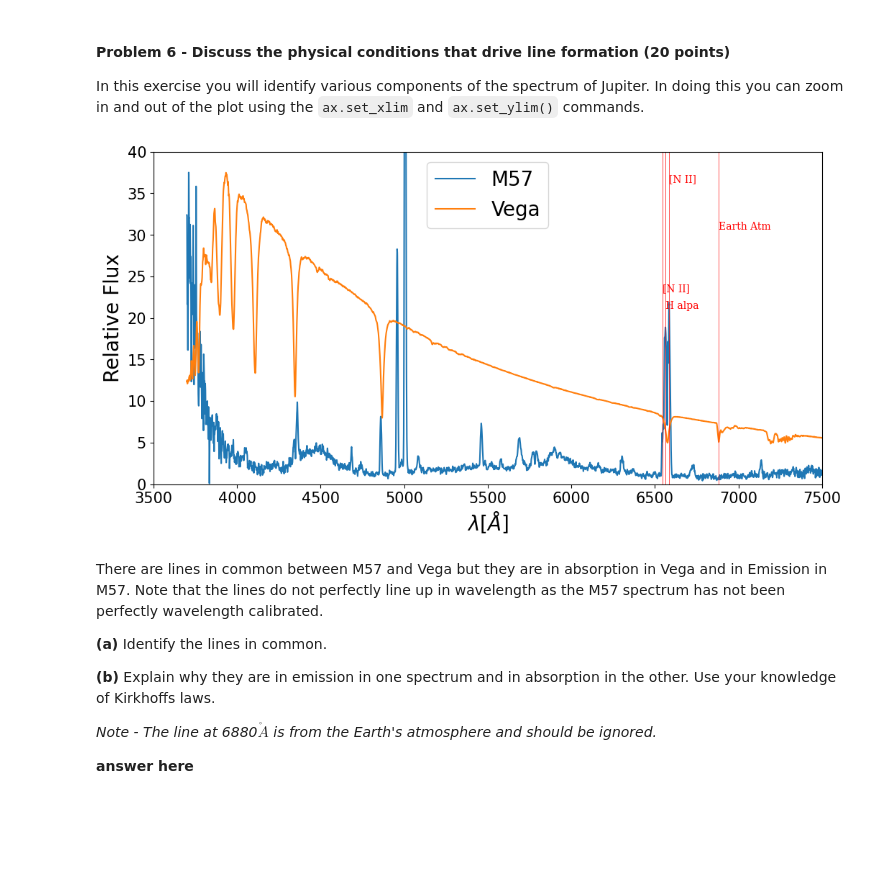
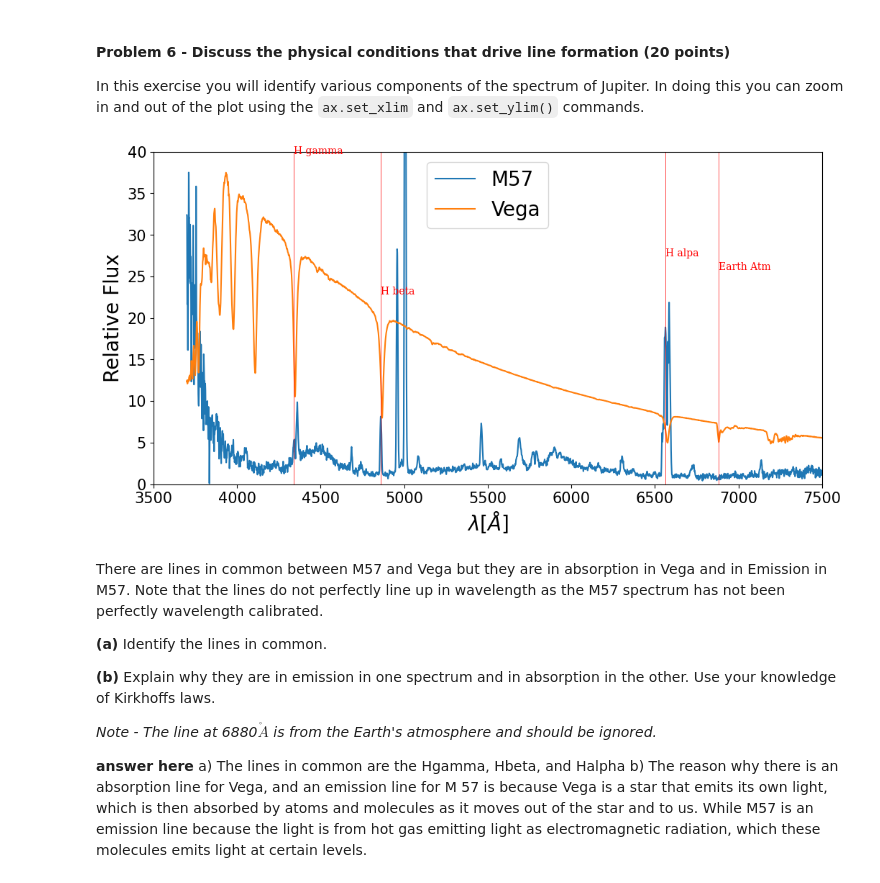
Before and after one commit to Colouss/Analysis_real_spectra_student, a Jupyter notebook: analysis_real_spectra.student.ipynb, the cells around one changed output. Drawn from its saved outputs; the diff is of its cells as text; code cells hidden in the pictures; blank space fills up the shorter version.

```diff
--- a/analysis_real_spectra.student.ipynb
+++ b/analysis_real_spectra.student.ipynb
@@ -574,40 +574,40 @@ linelist = [
 #     ('[AR IV]',4740),
 #     ('[OII]',3727),
 #     ('[O III]',4363),
 #     ('[O III]',4959),
 #     ('[O III]',5007),
-#     ('[OI]',6300),
+#     ('[O I]',6300),
 #     ('[OI]',6363),
-     ('[N II]',6548),
-     ('[N II]',6584),
+#     ('[N II]',6548),
+#     ('[N II]',6584),
 #     ('[S II]',6716),
 #     ('[S II]',6731),
 #     ('CIII',4647),
 #     ('MgI',5170),
 #     ('FeI', 5270),
 #     ('Hepsilon',3970),
 #     ('Hdelta',4103),
-#     ('H gamma',4341),
-#     ('H beta',4861),
+     ('H gamma',4341),
+     ('H beta',4861),
      ('H alpa',6563),
 #     ('NaD', 5890),
 #     ('HeII',4541),
-#     ('He II',4686),
+#     ('HeII',4686),
 #     ('HeI',4471),
 #     ('HE II',5411),
 #     ('[CL III]',5517),
 #     ('[CL III]',5537),
 #     ('[N II]',5755),
 #     ('He I',5875),
 #     ('HeI',7065),
 #     ('[Ar III]',7135),
 #     ('FeI',5335),
      ('Earth Atm',6880)
 ]
 #draw lines on the spectrum
 lineplot(linelist)
 # %% [output]
-[figure, old version]
+[figure, new version]
 # %% [markdown]
 There are lines in common between M57 and Vega but they are in absorption in Vega and in Emission in M57. Note that the lines do not perfectly line up in wavelength as the M57 spectrum has not been perfectly wavelength calibrated.
 
@@ -618,3 +618,5 @@ There are lines in common between M57 and Vega but they are in absorption in Veg
 *Note - The line at 6880$\mathring A$ is from the Earth's atmosphere and should be ignored.*
 
 **answer here**
+a) The lines in common are the Hgamma, Hbeta, and Halpha
+b) The reason why there is an absorption line for Vega, and an emission line for M 57 is because Vega is a star that emits its own light, which is then absorbed by atoms and molecules as it moves out of the star and to us. While M57 is an emission line because the light is from hot gas emitting light as electromagnetic radiation, which these molecules emits light at certain levels.
```
Also changed, not shown: parts of 2 cells of this notebook.
